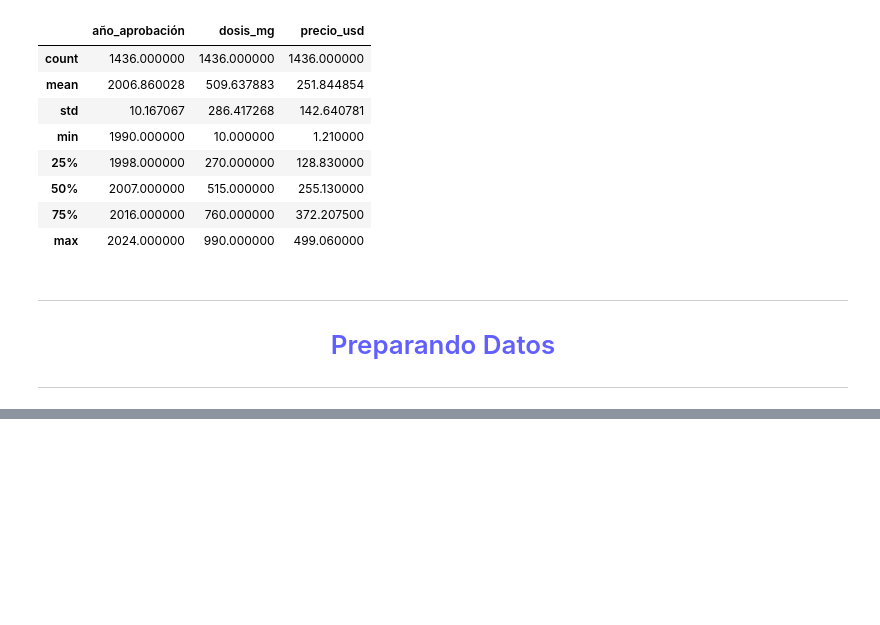
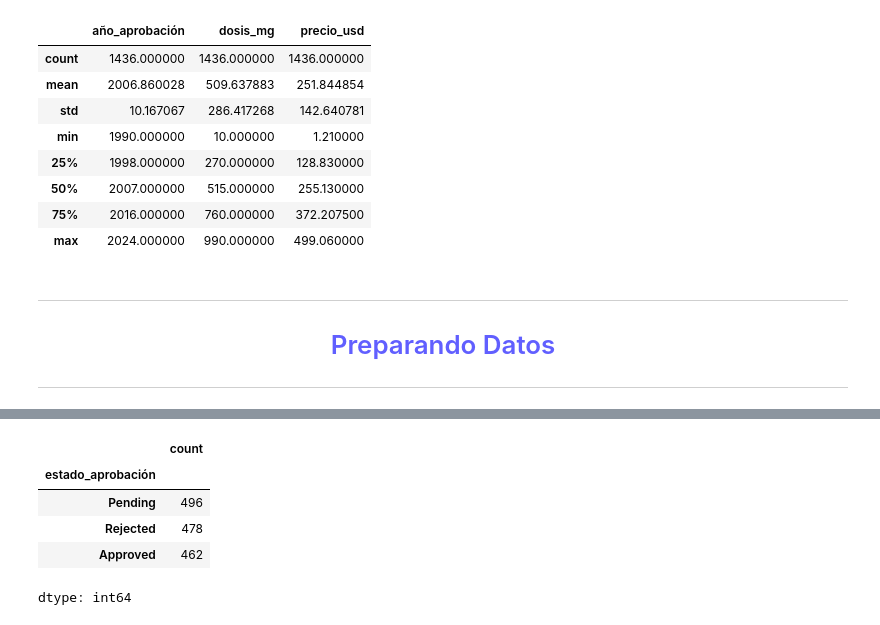
Before and after one commit to r2x4/aprendiendo_machine, a Jupyter notebook: machine.ipynb, the cells around one changed output, grey strips where cells are left out. Drawn from its saved outputs; the diff is of its cells as text; code cells hidden in the pictures; blank space fills up the shorter version.

```diff
--- a/machine.ipynb
+++ b/machine.ipynb
@@ -202,0 +209,9 @@ y = datos_ml['estado_aprobación']
+# %%
+datos_ml['estado_aprobación'].value_counts()
+# %% [output]
+|  | count |
+| estado_aprobación |  |
+| Pending | 496 |
+| Rejected | 478 |
+| Approved | 462 |
+dtype: int64
```
Also changed, not shown: parts of 11 cells of this notebook.
